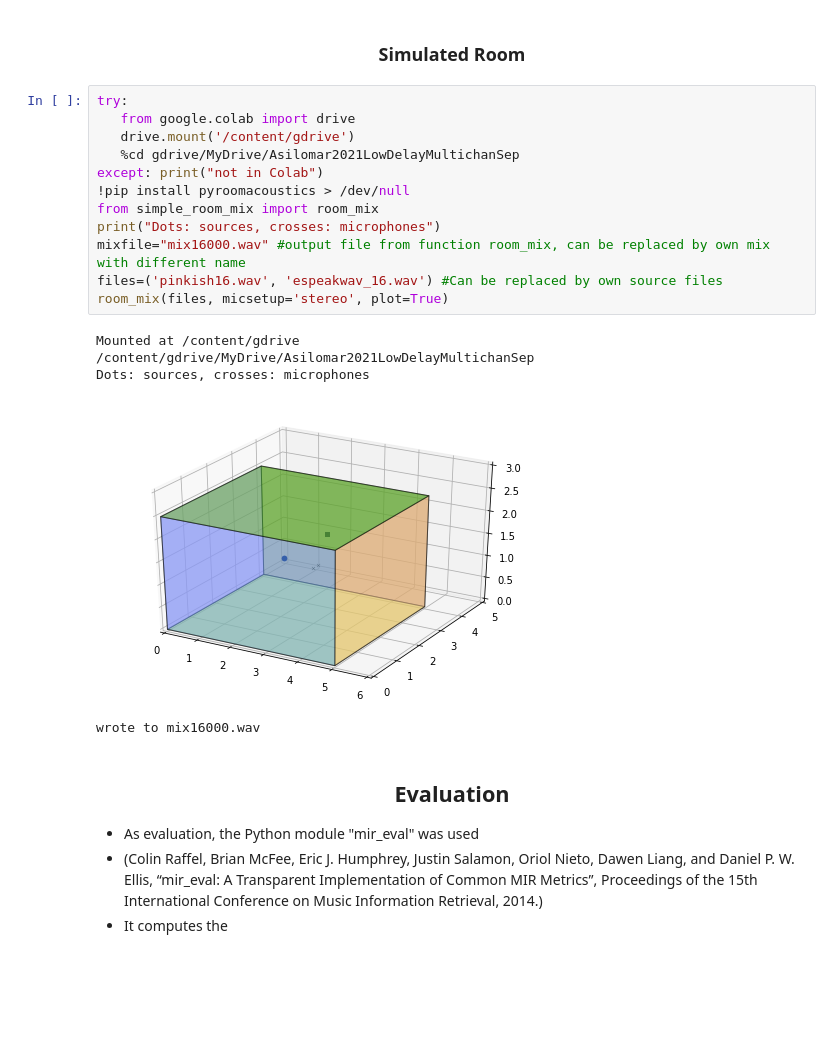
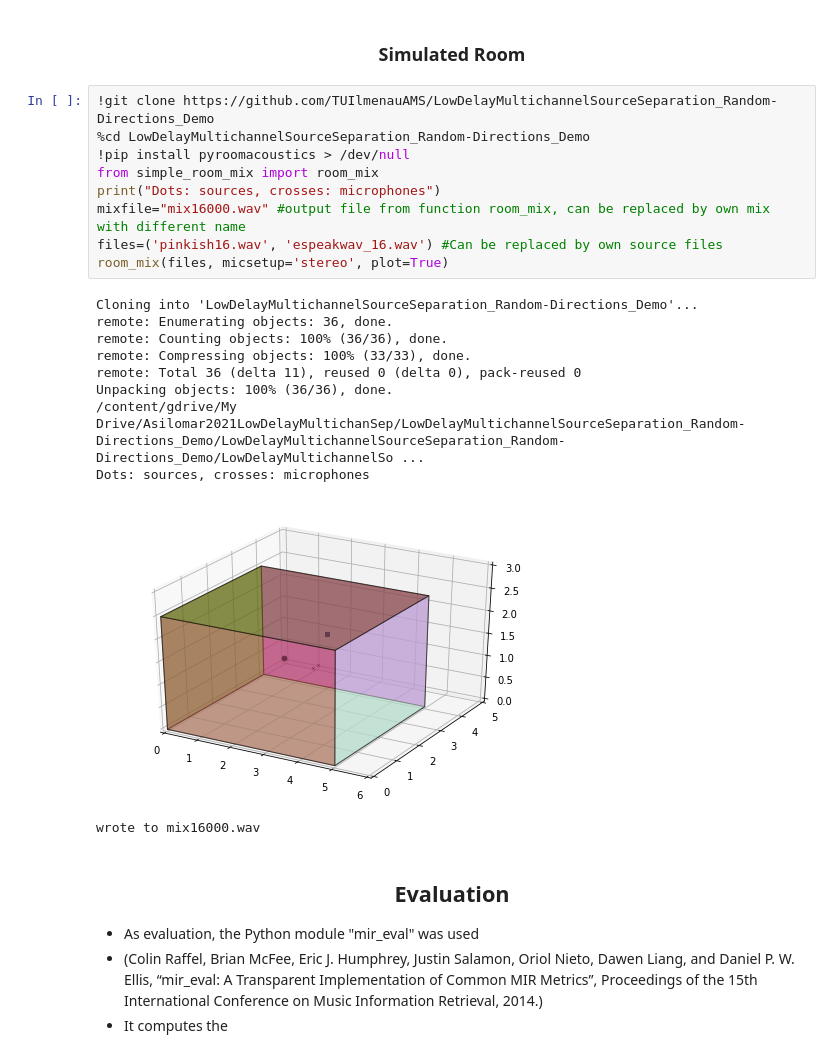
Before and after one commit to TUIlmenauAMS/LowDelayMultichannelSourceSeparation_Random-Directions_Demo, a Jupyter notebook: online_multichannel_source_separation_random_directions_demo.ipynb, the cells around one changed output. Cells and saved outputs as stored; diff of their text form; blank space fills up the shorter version.

```diff
--- a/online_multichannel_source_separation_random_directions_demo.ipynb
+++ b/online_multichannel_source_separation_random_directions_demo.ipynb
@@ -117,22 +117,24 @@ Pairs from speech, and also noise, and music:
 # %% [markdown]
 ### <center> Simulated Room
 # %%
-try:
-   from google.colab import drive
-   drive.mount('/content/gdrive')
-   %cd gdrive/MyDrive/Asilomar2021LowDelayMultichanSep
-except: print("not in Colab")
+!git clone https://github.com/TUIlmenauAMS/LowDelayMultichannelSourceSeparation_Random-Directions_Demo
+%cd LowDelayMultichannelSourceSeparation_Random-Directions_Demo
 !pip install pyroomacoustics > /dev/null
 from simple_room_mix import room_mix
 print("Dots: sources, crosses: microphones")
 mixfile="mix16000.wav" #output file from function room_mix, can be replaced by own mix with different name
 files=('pinkish16.wav', 'espeakwav_16.wav') #Can be replaced by own source files
 room_mix(files, micsetup='stereo', plot=True)
 # %% [output]
-Mounted at /content/gdrive
-/content/gdrive/MyDrive/Asilomar2021LowDelayMultichanSep
+Cloning into 'LowDelayMultichannelSourceSeparation_Random-Directions_Demo'...
+remote: Enumerating objects: 36, done.
+remote: Counting objects: 100% (36/36), done.
+remote: Compressing objects: 100% (33/33), done.
+remote: Total 36 (delta 11), reused 0 (delta 0), pack-reused 0
+Unpacking objects: 100% (36/36), done.
+/content/gdrive/My Drive/Asilomar2021LowDelayMultichanSep/LowDelayMultichannelSourceSeparation_Random-Directions_Demo/LowDelayMultichannelSourceSeparation_Random-Directions_Demo/LowDelayMultichannelSo ...
 Dots: sources, crosses: microphones
-[figure, old version]
+[figure, new version]
 wrote to mix16000.wav
 # %% [markdown]
 ## <center> Evaluation
```
Also changed, not shown: parts of 4 cells of this notebook.
